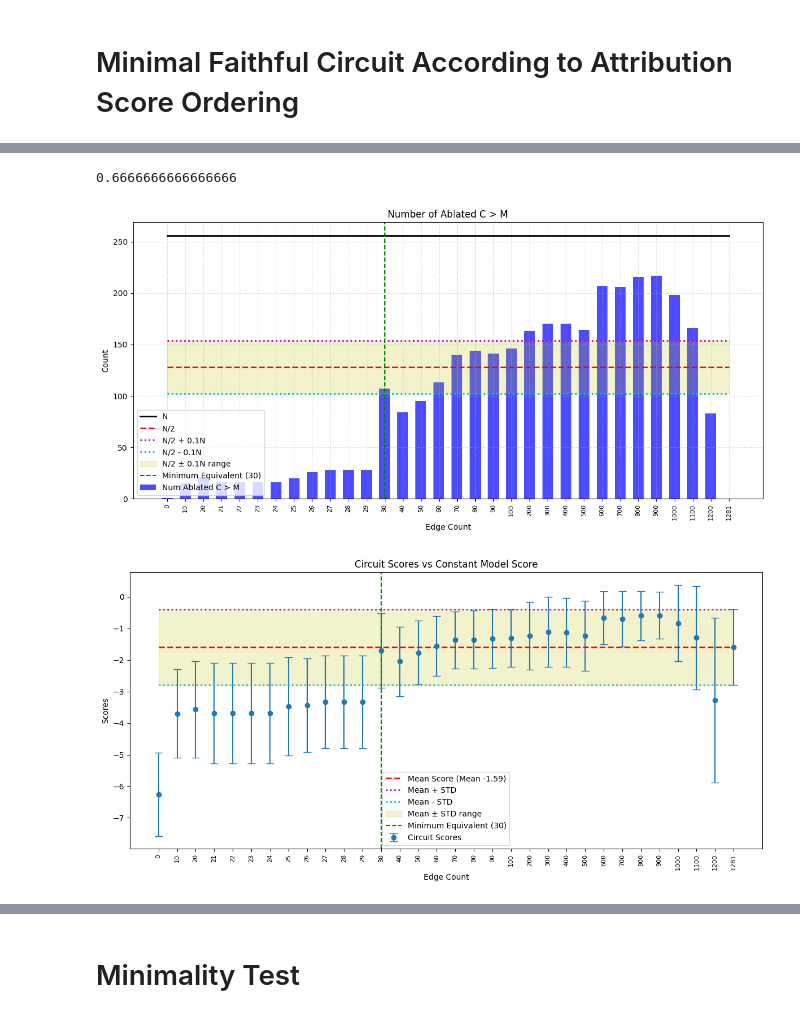
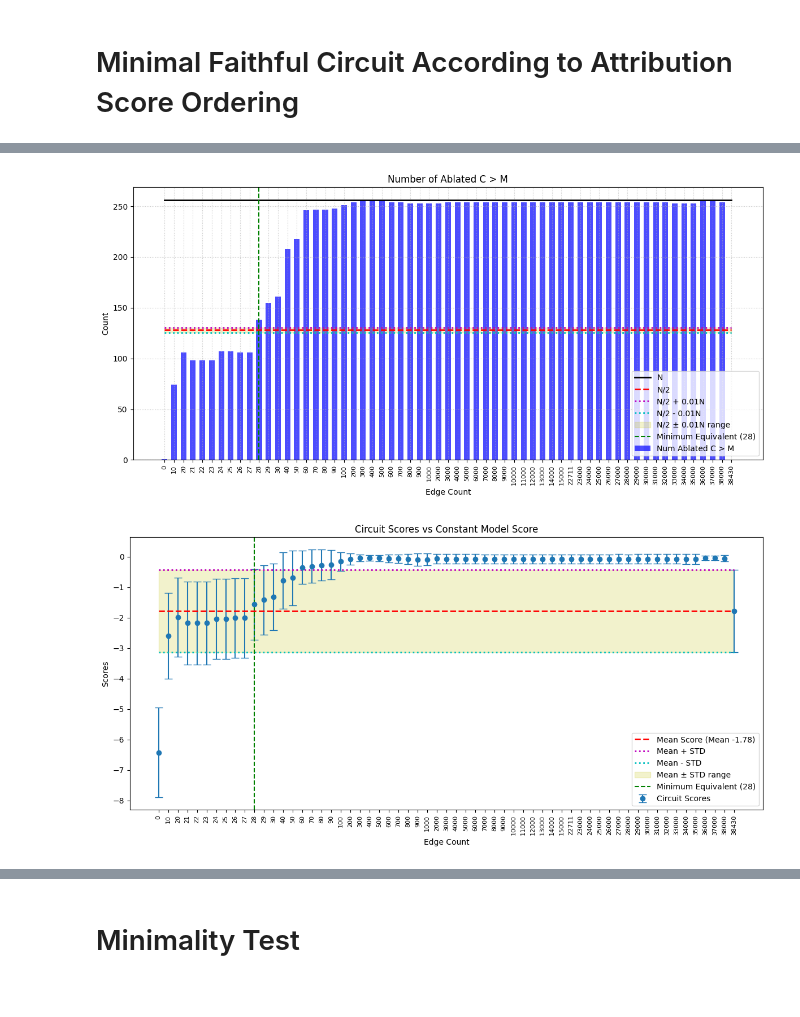
Before and after one commit to oliveradk/elk-experiments, a Jupyter notebook: notebooks/hypothesis_tests.ipynb, the cells around one changed output, grey strips where cells are left out. Drawn from its saved outputs; the diff is of its cells as text; code cells hidden in the pictures.

```diff
--- a/notebooks/hypothesis_tests.ipynb
+++ b/notebooks/hypothesis_tests.ipynb
@@ -110,5 +117,21 @@ DOCSTRING_PYTHIA_70M_AUTOENCODER_COMPONENT_CIRCUIT_TASK: Task = Task(
+# %%
+from auto_circuit.metrics.official_circuits.circuits.ioi_official import (
+    ioi_head_based_official_edges,
+    ioi_true_edges,
+)
+IOI_TOKEN_CIRCUIT_TASK: Task = Task(
+    key="Indirect Object Identification Token Circuit",
+    name="Indirect Object Identification",
+    _model_def="gpt2-small",
+    _dataset_name="ioi/ioi_vanilla_template_prompts",
+    batch_size=(60, 20),
+    batch_count=(5, 5),
+    _true_edge_func=ioi_head_based_official_edges,
+    token_circuit=True,
+)
 # %%
-task = DOCSTRING_COMPONENT_CIRCUIT_TASK
+task = IOI_TOKEN_CIRCUIT_TASK
+token = True
 
 task.init_task()
 
@@ -174,7 +196,7 @@ attribution_scores = mask_gradient_prune_scores(
 # %%
 test_results, min_equiv = sweep_search_smallest_equiv(
     task.model,
-    task.train_loader,
+    task.test_loader,
     attribution_scores,
     grad_function,
     answer_function,
@@ -182,6 +204,6 @@ test_results, min_equiv = sweep_search_smallest_equiv(
     use_abs=use_abs,
     side=side,
     alpha=alpha,
-    epsilon=epsilon,
+    epsilon=epsilon if use_abs else 0.0,
 )
 # %% [output]
@@ -219,12 +347,8 @@ edges = edges_from_mask(task.model.srcs, task.model.dests, edge_mask)
-# %%
-len(set(edges).intersection(task.true_edges)) / len(task.true_edges)
-# %% [output]
-0.6666666666666666
 # %%
-fig, ax = plot_num_ablated_C_gt_M(test_results, epsilon=epsilon, min_equiv=min_equiv)
+fig, ax = plot_num_ablated_C_gt_M(test_results, epsilon=epsilon if use_abs else 0.01, min_equiv=min_equiv)
 # %% [output]
-[figure, old version]
+[figure, new version]
 # %%
 fig, ax = plot_circuit_and_model_scores(test_results, min_equiv)
 # %% [output]
-[figure, old version]
+[figure, new version]
```
Also changed, not shown: parts of 37 cells of this notebook.
